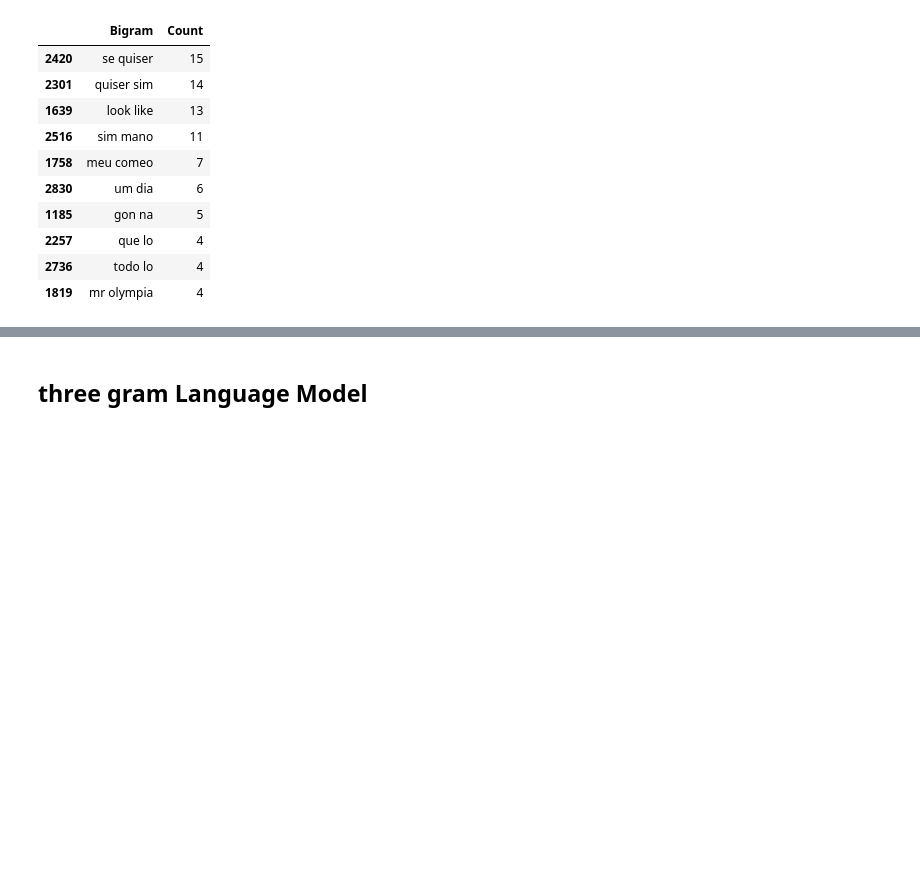
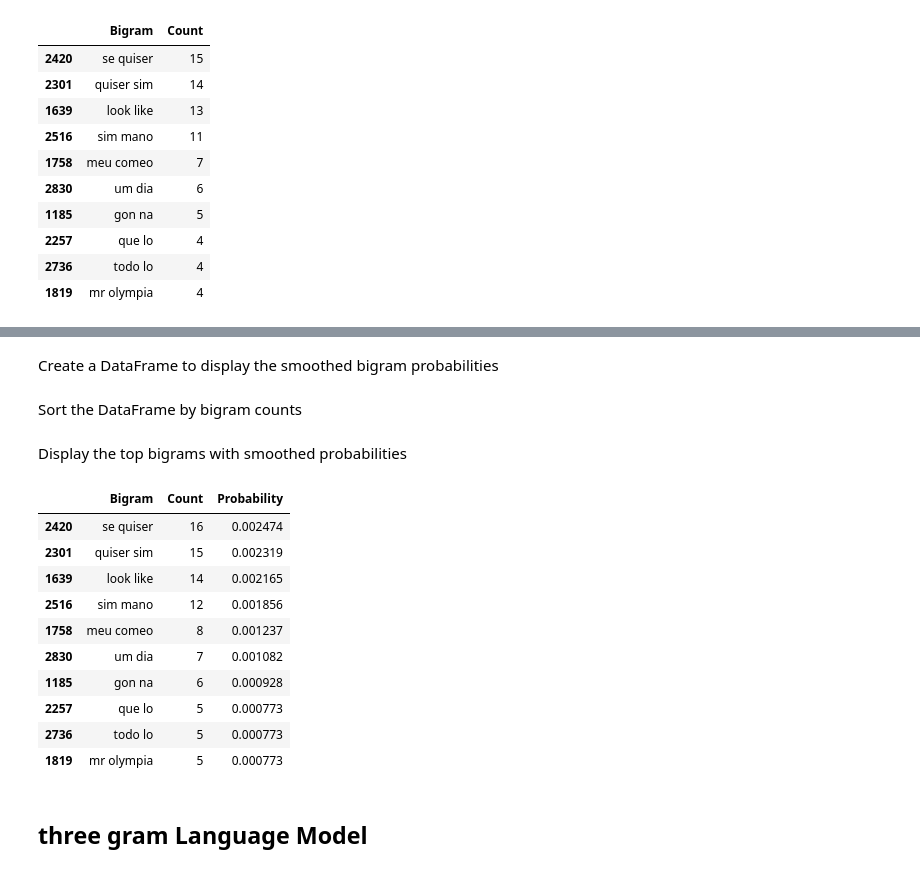
Before and after one commit to MohamadrezaKhalvati/natural-langauge-programming, a Jupyter notebook: Project/Q2/q2.ipynb, the cells around one changed output, grey strips where cells are left out. Drawn from its saved outputs; the diff is of its cells as text; code cells hidden in the pictures; blank space fills up the shorter version.

```diff
--- a/Project/Q2/q2.ipynb
+++ b/Project/Q2/q2.ipynb
@@ -194,0 +249,4 @@ bigram_model.head(10)
+# %%
+total_bigrams = len(feature_names)
+smoothed_counts = bigram_counts + 1
+total_tokens = smoothed_counts.sum()
@@ -195,3 +255,35 @@ bigram_model.head(10)
+# %%
+smoothed_probabilities = smoothed_counts / total_tokens
+# %% [markdown]
+ Create a DataFrame to display the smoothed bigram probabilities
+# %%
+smoothed_bigram_model = pd.DataFrame(
+    {
+        "Bigram": feature_names,
+        "Count": smoothed_counts.A1,
+        "Probability": smoothed_probabilities.A1,
+    }
+)
+# %% [markdown]
+Sort the DataFrame by bigram counts
+# %%
+smoothed_bigram_model = smoothed_bigram_model.sort_values(by="Count", ascending=False)
+# %% [markdown]
+Display the top bigrams with smoothed probabilities
+# %%
+smoothed_bigram_model.head(10)
+# %% [output]
+|  | Bigram | Count | Probability |
+| 2420 | se quiser | 16 | 0.002474 |
+| 2301 | quiser sim | 15 | 0.002319 |
+| 1639 | look like | 14 | 0.002165 |
+| 2516 | sim mano | 12 | 0.001856 |
+| 1758 | meu comeo | 8 | 0.001237 |
+| 2830 | um dia | 7 | 0.001082 |
+| 1185 | gon na | 6 | 0.000928 |
+| 2257 | que lo | 5 | 0.000773 |
+| 2736 | todo lo | 5 | 0.000773 |
+| 1819 | mr olympia | 5 | 0.000773 |
 # %% [markdown]
 ## three gram Language Model
 # %% [markdown]
```
Also changed, not shown: parts of 39 cells of this notebook.
